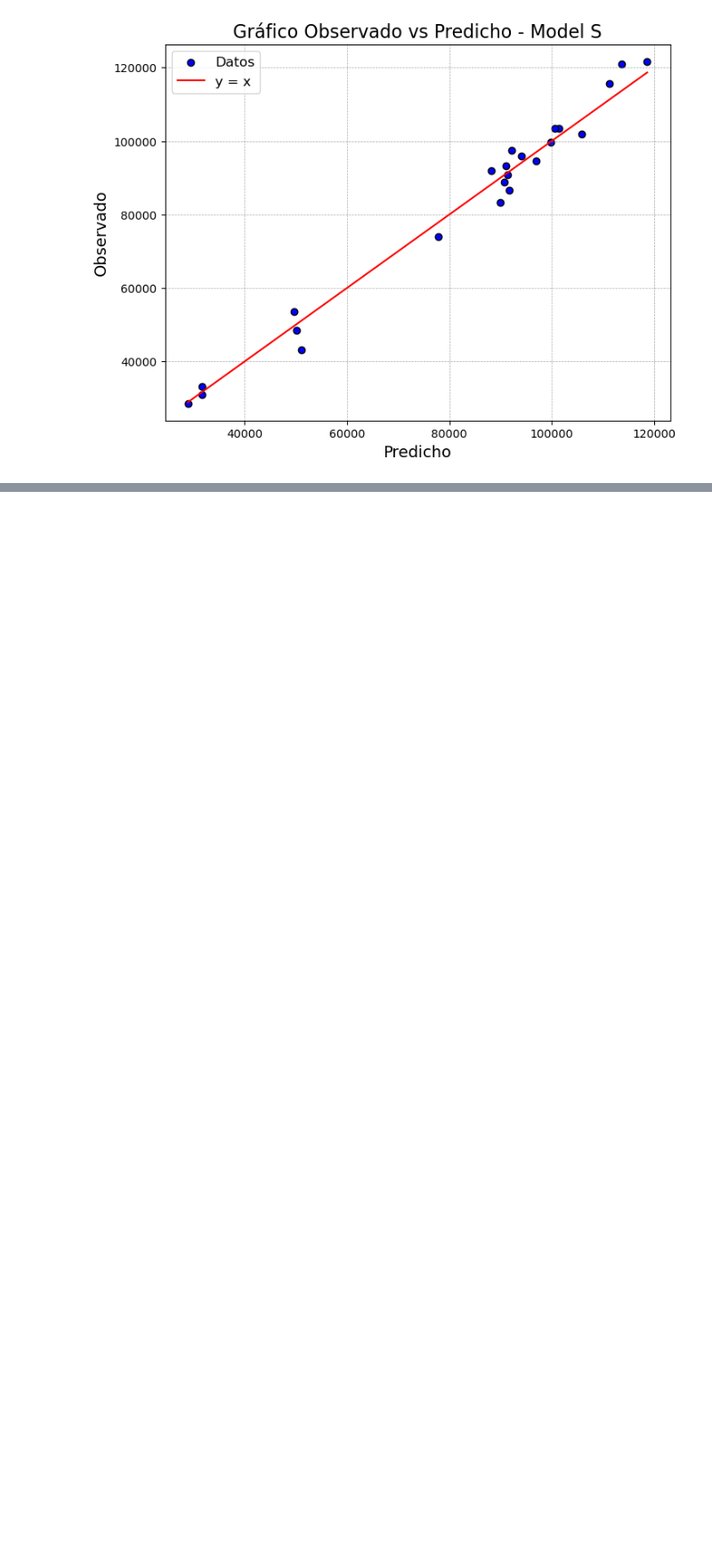
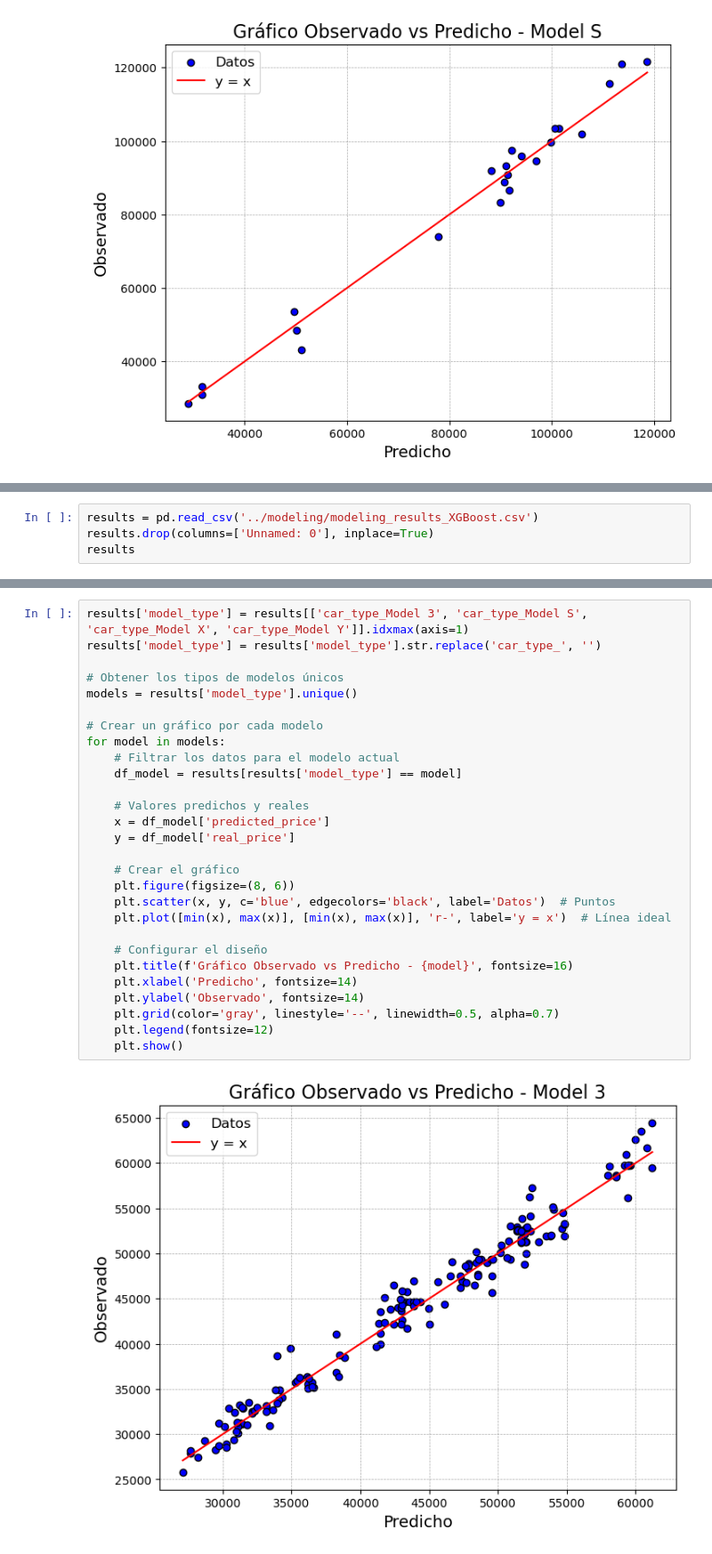
Before and after one commit to GamblerRunner/ProyectoTesla, a Jupyter notebook: src/modeling/results_modeling.ipynb, the cells around one changed output, grey strips where cells are left out. Shown at 89% size. Cells and saved outputs as stored; diff of their text form; blank space fills up the shorter version.

```diff
--- a/src/modeling/results_modeling.ipynb
+++ b/src/modeling/results_modeling.ipynb
@@ -54,0 +57,4 @@ for model in models:
+# %%
+results = pd.read_csv('../modeling/modeling_results_XGBoost.csv')
+results.drop(columns=['Unnamed: 0'], inplace=True)
+results
@@ -54,0 +75,30 @@ for model in models:
+# %%
+results['model_type'] = results[['car_type_Model 3', 'car_type_Model S', 'car_type_Model X', 'car_type_Model Y']].idxmax(axis=1)
+results['model_type'] = results['model_type'].str.replace('car_type_', '')
+
+# Obtener los tipos de modelos únicos
+models = results['model_type'].unique()
+
+# Crear un gráfico por cada modelo
+for model in models:
+    # Filtrar los datos para el modelo actual
+    df_model = results[results['model_type'] == model]
+
+    # Valores predichos y reales
+    x = df_model['predicted_price']
+    y = df_model['real_price']
+
+    # Crear el gráfico
+    plt.figure(figsize=(8, 6))
+    plt.scatter(x, y, c='blue', edgecolors='black', label='Datos')  # Puntos
+    plt.plot([min(x), max(x)], [min(x), max(x)], 'r-', label='y = x')  # Línea ideal
+
+    # Configurar el diseño
+    plt.title(f'Gráfico Observado vs Predicho - {model}', fontsize=16)
+    plt.xlabel('Predicho', fontsize=14)
+    plt.ylabel('Observado', fontsize=14)
+    plt.grid(color='gray', linestyle='--', linewidth=0.5, alpha=0.7)
+    plt.legend(fontsize=12)
+    plt.show()
+# %% [output]
+[figure, added]
```
Also changed, not shown: parts of 4 cells of this notebook, 7 other files.
